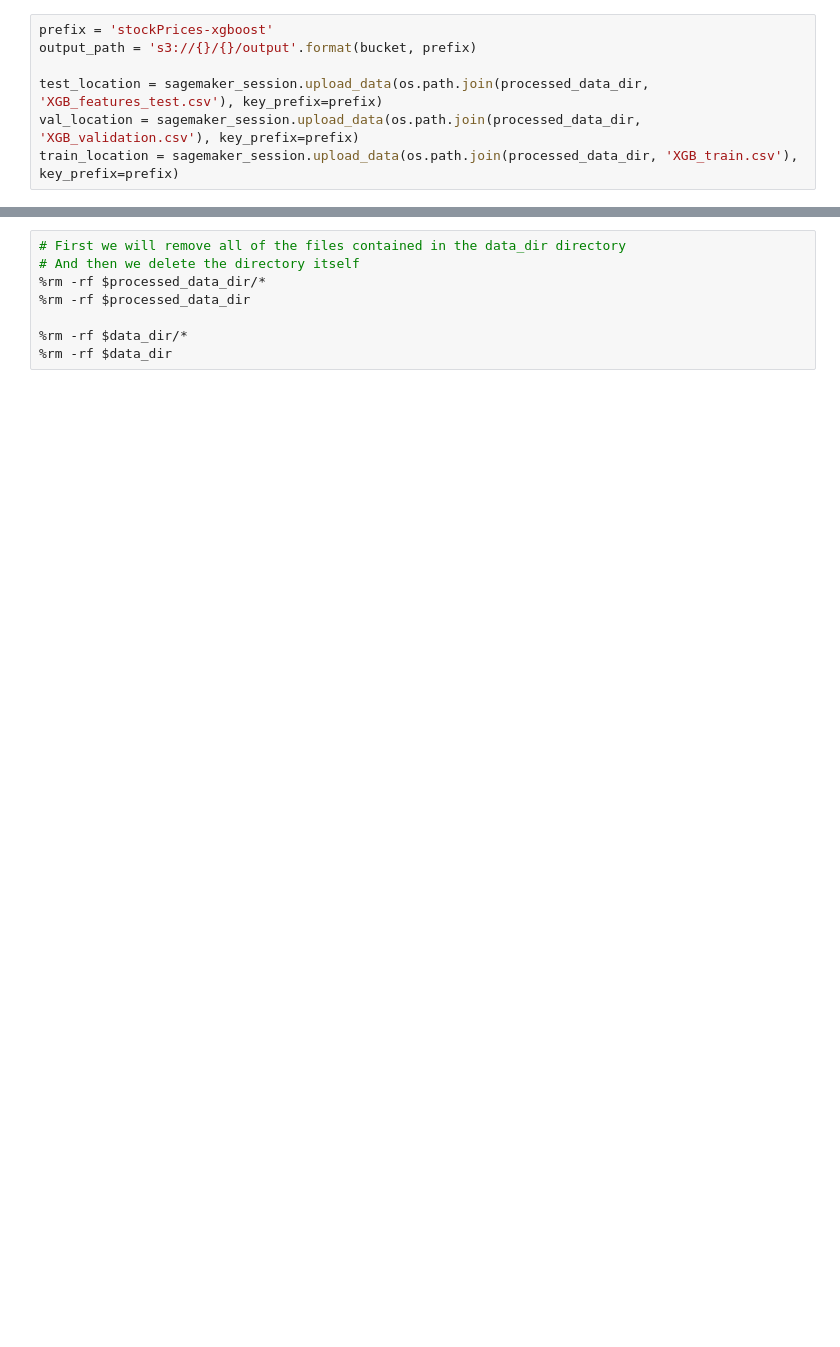
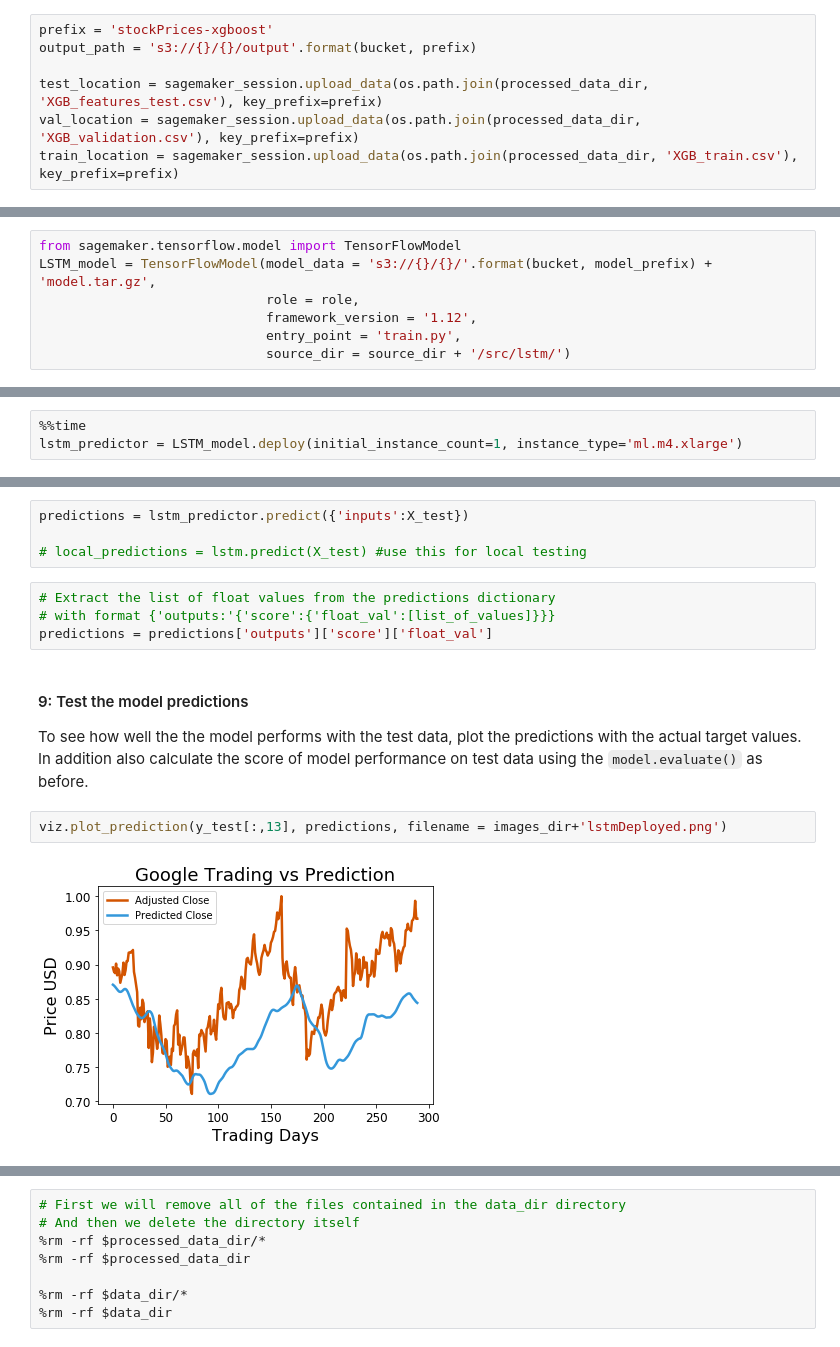
Before and after one commit to suyashtn/machine-learing-projects, a Jupyter notebook: Predict_Stock_Prices/Stock_Price_Prediction.ipynb, the cells around one changed output, grey strips where cells are left out. Saved outputs shown, nothing was run; the diff lists cells and outputs as text; blank space fills up the shorter version.

```diff
--- a/Predict_Stock_Prices/Stock_Price_Prediction.ipynb
+++ b/Predict_Stock_Prices/Stock_Price_Prediction.ipynb
@@ -382,0 +1000,7 @@ viz.plot_prediction(y_test[:,4],predictions)
+# %%
+from sagemaker.tensorflow.model import TensorFlowModel
+LSTM_model = TensorFlowModel(model_data = 's3://{}/{}/'.format(bucket, model_prefix) + 'model.tar.gz',
+                             role = role,
+                             framework_version = '1.12',
+                             entry_point = 'train.py',
+                             source_dir = source_dir + '/src/lstm/')
@@ -382,0 +1012,3 @@ viz.plot_prediction(y_test[:,4],predictions)
+# %%
+%%time
+lstm_predictor = LSTM_model.deploy(initial_instance_count=1, instance_type='ml.m4.xlarge')
@@ -382,0 +1022,15 @@ viz.plot_prediction(y_test[:,4],predictions)
+# %%
+predictions = lstm_predictor.predict({'inputs':X_test})
+
+# local_predictions = lstm.predict(X_test) #use this for local testing
+# %%
+# Extract the list of float values from the predictions dictionary
+# with format {'outputs:'{'score':{'float_val':[list_of_values]}}}
+predictions = predictions['outputs']['score']['float_val']
+# %% [markdown]
+#### 9: Test the model predictions
+To see how well the the model performs with the test data, plot the predictions with the actual target values. In addition also calculate the score of model performance on test data using the `model.evaluate()` as before.
+# %%
+viz.plot_prediction(y_test[:,13], predictions, filename = images_dir+'lstmDeployed.png')
+# %% [output]
+[figure, added]
```
Also changed, not shown: parts of 149 cells of this notebook, 23 other files.
